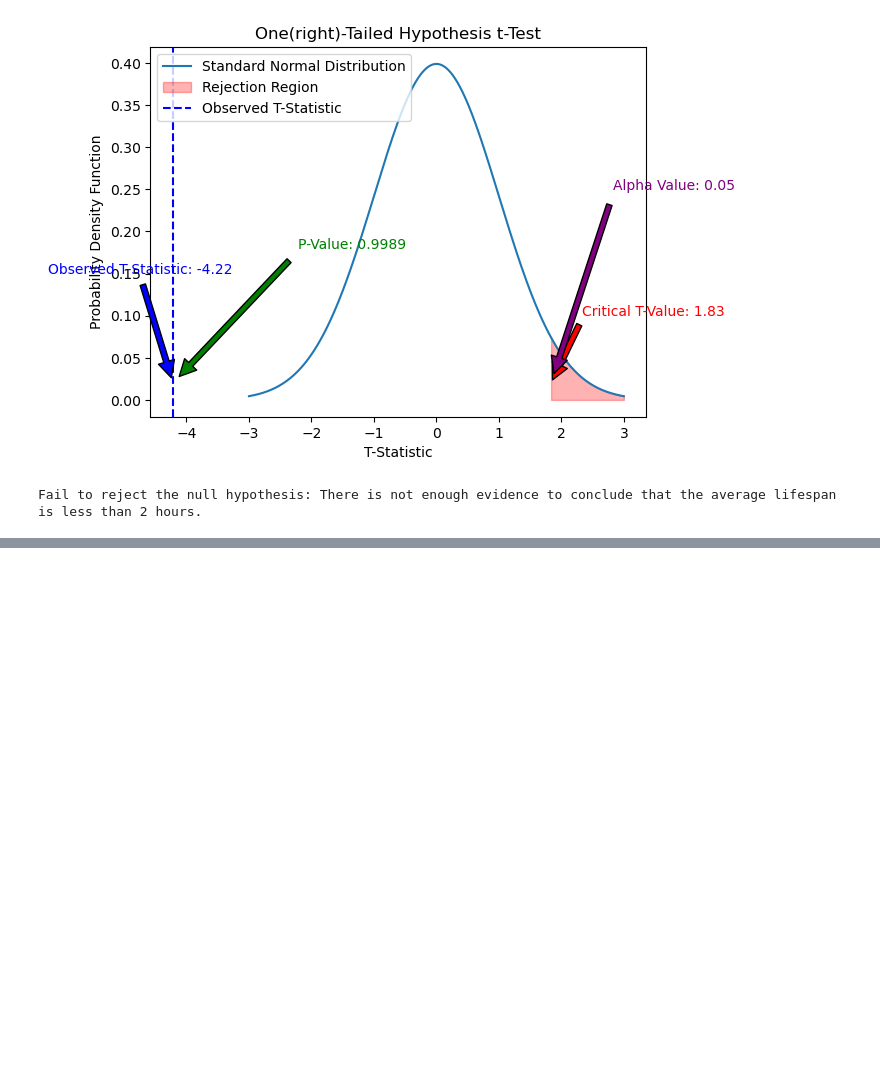
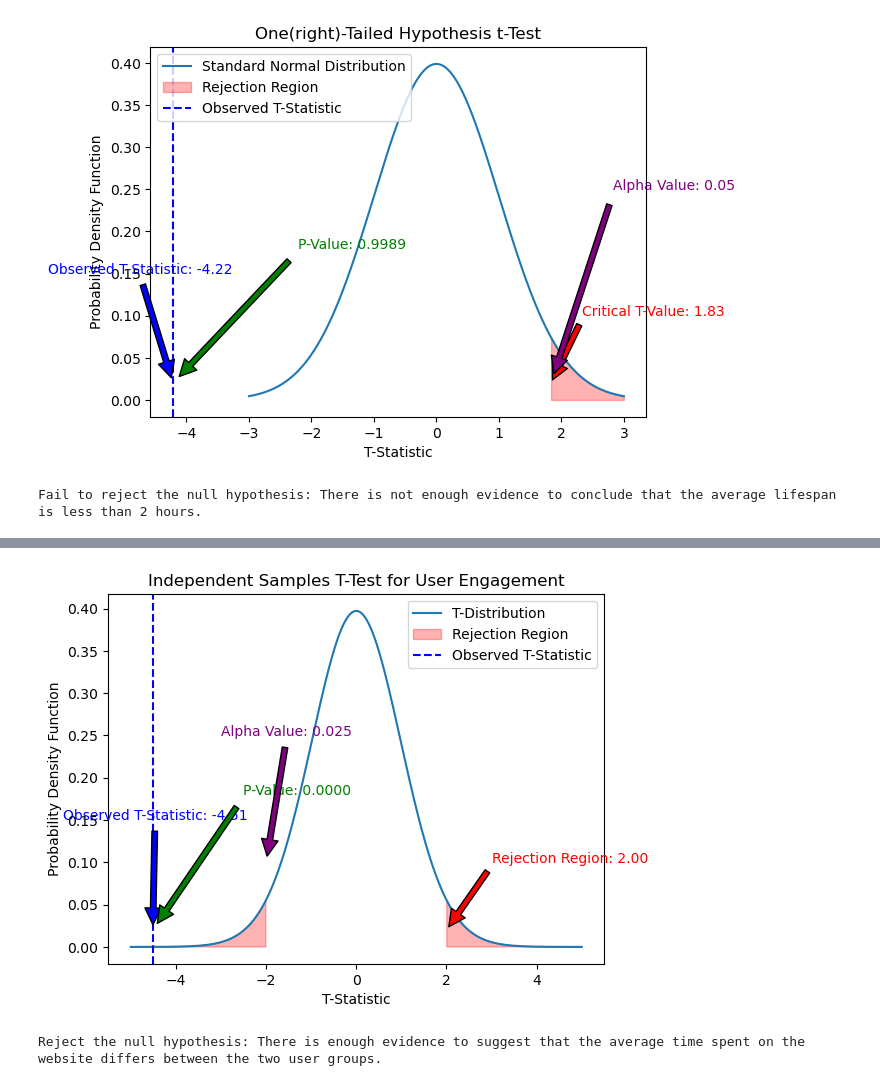
Before and after one commit to Hari-810/ML_DL, a Jupyter notebook: EDA/t_test_hypothesis.ipynb, the cells around one changed output, grey strips where cells are left out. Cells and saved outputs as stored; diff of their text form; code cells hidden in the pictures; blank space fills up the shorter version.

Commit message:
t-test updated

```diff
--- a/EDA/t_test_hypothesis.ipynb
+++ b/EDA/t_test_hypothesis.ipynb
@@ -133,0 +146,61 @@ Fail to reject the null hypothesis: There is not enough evidence to conclude tha
+# %%
+import numpy as np
+import matplotlib.pyplot as plt
+from scipy import stats
+
+# Seed for reproducibility
+np.random.seed(42)
+
+# Generate time spent on website for Group A and Group B
+group_a_time = np.random.normal(loc=10, scale=2, size=30)  # Mean = 10, Standard Deviation = 2
+group_b_time = np.random.normal(loc=12, scale=2, size=30)  # Mean = 12, Standard Deviation = 2
+
+# Independent Samples T-Test
+t_statistic, p_value = stats.ttest_ind(group_a_time, group_b_time)
+
+# Compare p-value with significance level (e.g., 0.05)
+alpha = 0.05
+
+# Generate data for the t-distribution
+x = np.linspace(-5, 5, 1000)
+y = stats.t.pdf(x, df=len(group_a_time) + len(group_b_time) - 2)
+
+# Plot the t-distribution
+plt.plot(x, y, label='T-Distribution')
+
+# Shade the rejection region
+critical_value = stats.t.ppf(1 - alpha / 2, df=len(group_a_time) + len(group_b_time) - 2)
+plt.fill_between(x, y, where=(x > critical_value) | (x < -critical_value), color='red', alpha=0.3, label='Rejection Region')
+
+# Plot the observed t-statistic
+plt.axvline(x=t_statistic, color='blue', linestyle='--', label='Observed T-Statistic')
+
+# Add labels and title
+plt.title('Independent Samples T-Test for User Engagement')
+plt.xlabel('T-Statistic')
+plt.ylabel('Probability Density Function')
+
+# Add annotations for t-statistic, critical score, p-value, and alpha
+plt.annotate(f'Observed T-Statistic: {t_statistic:.2f}', xy=(t_statistic, 0.02), xytext=(t_statistic - 2, 0.15),
+             arrowprops=dict(facecolor='blue', shrink=0.05), color='blue')
+plt.annotate(f'Rejection Region: {critical_value:.2f}', xy=(critical_value, 0.02), xytext=(critical_value + 1, 0.1),
+             arrowprops=dict(facecolor='red', shrink=0.05), color='red')
+plt.annotate(f'P-Value: {p_value:.4f}', xy=(t_statistic, 0.02), xytext=(t_statistic + 2, 0.18),
+             arrowprops=dict(facecolor='green', shrink=0.05), color='green')
+plt.annotate(f'Alpha Value: {alpha/2}', xy=(-2, 0.1), xytext=(-3, 0.25),
+             arrowprops=dict(facecolor='purple', shrink=0.05), color='purple')
+
+# Display the legend
+plt.legend()
+
+# Display the plot
+plt.show()
+
+# Conclusion
+if p_value < alpha:
+    print("Reject the null hypothesis: There is enough evidence to suggest that the average time spent on the website differs between the two user groups.")
+else:
+    print("Fail to reject the null hypothesis: There is not enough evidence to conclude that the average time spent on the website differs between the two user groups.")
+# %% [output]
+[figure, added]
+Reject the null hypothesis: There is enough evidence to suggest that the average time spent on the website differs between the two user groups.
```
Also changed, not shown: parts of 7 cells of this notebook, 1 other file.
